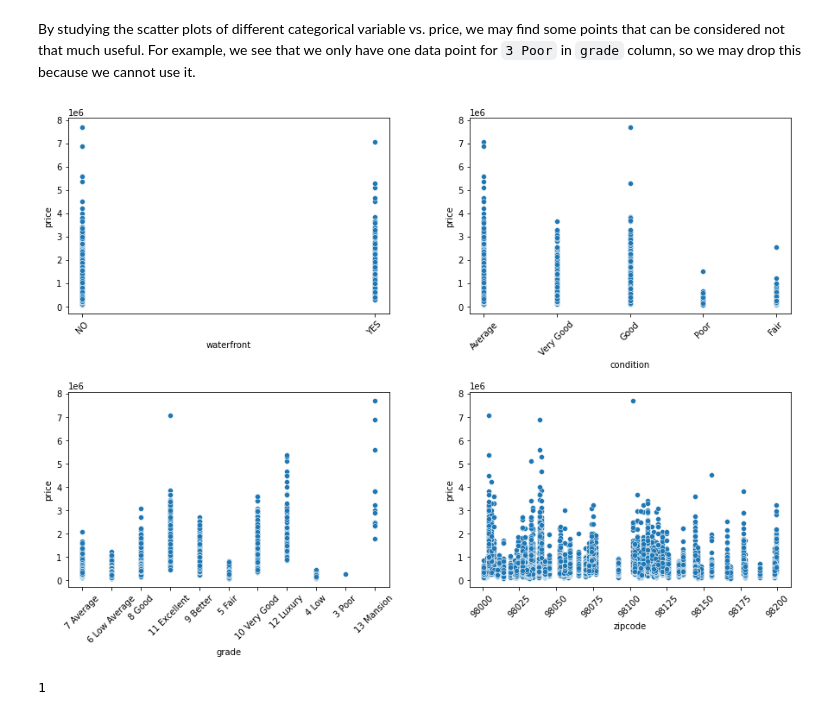
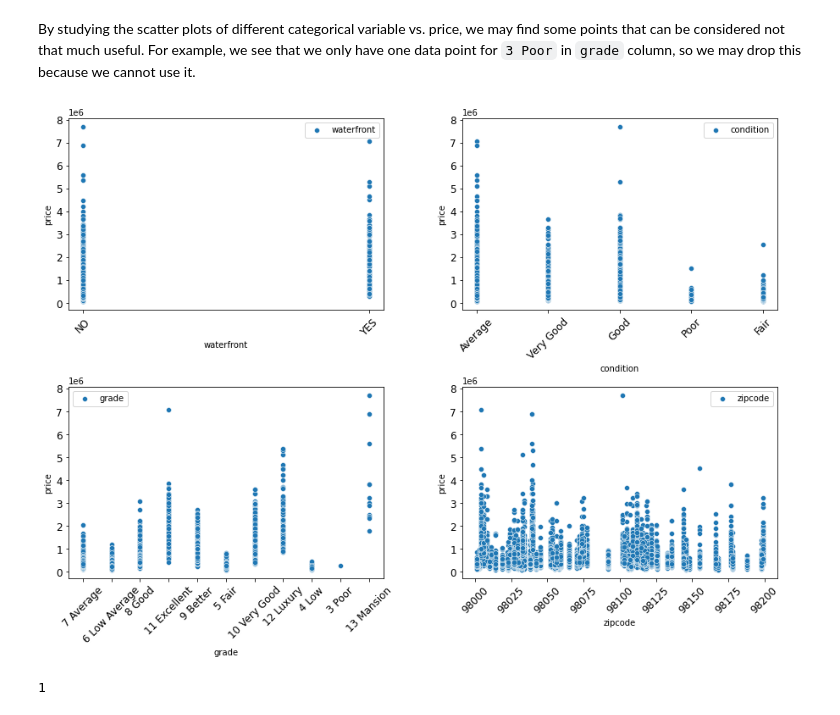
Before and after one commit to miladshiraniUCB/King-County-Property-Prices-Prediction, a Jupyter notebook: Modeling_King_County_House_Sales.ipynb, the cells around one changed output. Cells and saved outputs as stored; diff of their text form; code cells hidden in the pictures.

```diff
--- a/Modeling_King_County_House_Sales.ipynb
+++ b/Modeling_King_County_House_Sales.ipynb
@@ -282,16 +282,17 @@ By studying the scatter plots of different categorical variable vs. price, we ma
 # %%
 fig, axes = plt.subplots(nrows = 2, ncols = 2, figsize = (15,10))
 
 fig.subplots_adjust(hspace=0.4, wspace=0.25)
 
 to_pick = list(categorical.columns)
 
 for i,col in enumerate(to_pick):
     ax = axes[i//2][i%2]
-    sns.scatterplot(x = df[col], y = df["price"], ax = ax)#, label = col)
-    ax.tick_params(axis='x', labelrotation = 45)
+    sns.scatterplot(x = df[col], y = df["price"], ax = ax, label = col)
+    ax.tick_params(axis='x', labelrotation = 45, labelsize = 12)
+    ax.tick_params(axis='y', labelrotation = 0, labelsize = 12)
 # %% [output]
-[figure, old version]
+[figure, new version]
 # %%
 len(df.loc[df["grade"] == "3 Poor"])
 # %% [output]
```
Also changed, not shown: parts of 30 cells of this notebook, 9 other files.
